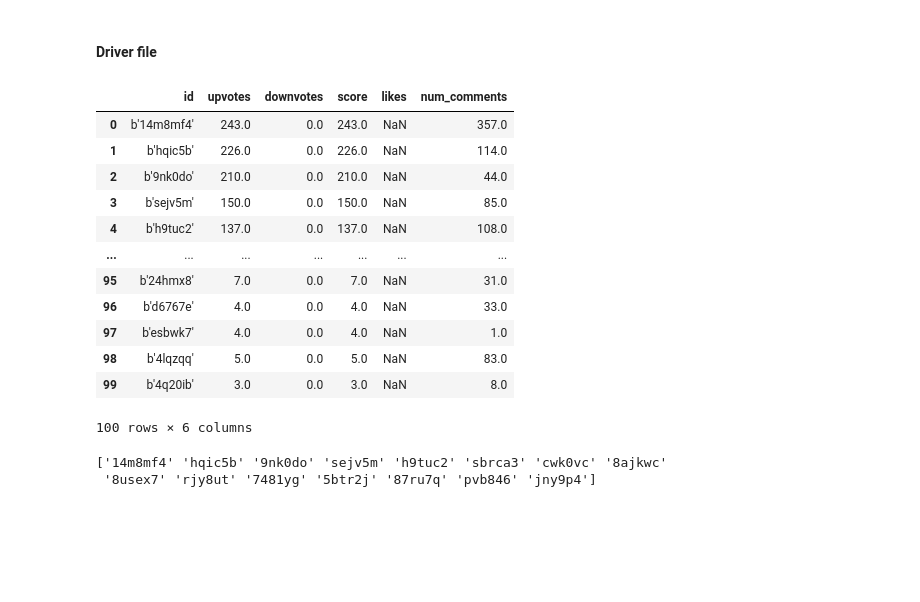
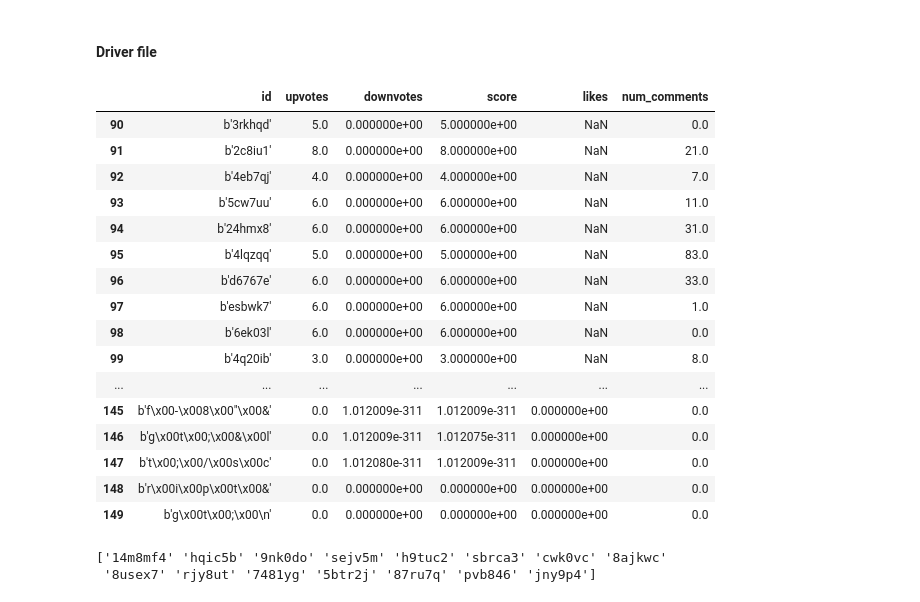
Before and after one commit to ddlee19/macs30200, a Jupyter notebook: scraper/request_asianamerican.ipynb, the cells around one changed output. Drawn from its saved outputs; the diff is of its cells as text; code cells hidden in the pictures; blank space fills up the shorter version.

```diff
--- a/scraper/request_asianamerican.ipynb
+++ b/scraper/request_asianamerican.ipynb
@@ -138,7 +138,7 @@ def get_top_n_submission_info(r, n):
 # get_search() params
 sr = 'asianamerican'
 q = 'affirmative action'
-limit = 100
+limit = 150
 timeframe = 'all'
 sort = 'top'
 restrict_sr = 1
@@ -148,22 +148,26 @@ titles = None
 
 search = get_search(subreddit=sr,query=q, limit=limit, timeframe=timeframe, sort=sort, restrict_sr=restrict_sr)
 df = get_top_n_submission_info(search, limit)
-# %%
-df.head(100)
-# %% [output]
-|  | id | upvotes | downvotes | score | likes | num_comments |
-| 0 | b'14m8mf4' | 243.0 | 0.0 | 243.0 | NaN | 357.0 |
-| 1 | b'hqic5b' | 226.0 | 0.0 | 226.0 | NaN | 114.0 |
-| 2 | b'9nk0do' | 210.0 | 0.0 | 210.0 | NaN | 44.0 |
-| 3 | b'sejv5m' | 150.0 | 0.0 | 150.0 | NaN | 85.0 |
-| 4 | b'h9tuc2' | 137.0 | 0.0 | 137.0 | NaN | 108.0 |
-| ... | ... | ... | ... | ... | ... | ... |
-| 95 | b'24hmx8' | 7.0 | 0.0 | 7.0 | NaN | 31.0 |
-| 96 | b'd6767e' | 4.0 | 0.0 | 4.0 | NaN | 33.0 |
-| 97 | b'esbwk7' | 4.0 | 0.0 | 4.0 | NaN | 1.0 |
-| 98 | b'4lqzqq' | 5.0 | 0.0 | 5.0 | NaN | 83.0 |
-| 99 | b'4q20ib' | 3.0 | 0.0 | 3.0 | NaN | 8.0 |
-100 rows × 6 columns
+# %%
+df.tail(60)
+# %% [output]
+|  | id | upvotes | downvotes | score | likes | num_comments |
+| 90 | b'3rkhqd' | 5.0 | 0.000000e+00 | 5.000000e+00 | NaN | 0.0 |
+| 91 | b'2c8iu1' | 8.0 | 0.000000e+00 | 8.000000e+00 | NaN | 21.0 |
+| 92 | b'4eb7qj' | 4.0 | 0.000000e+00 | 4.000000e+00 | NaN | 7.0 |
+| 93 | b'5cw7uu' | 6.0 | 0.000000e+00 | 6.000000e+00 | NaN | 11.0 |
+| 94 | b'24hmx8' | 6.0 | 0.000000e+00 | 6.000000e+00 | NaN | 31.0 |
+| 95 | b'4lqzqq' | 5.0 | 0.000000e+00 | 5.000000e+00 | NaN | 83.0 |
+| 96 | b'd6767e' | 6.0 | 0.000000e+00 | 6.000000e+00 | NaN | 33.0 |
+| 97 | b'esbwk7' | 6.0 | 0.000000e+00 | 6.000000e+00 | NaN | 1.0 |
+| 98 | b'6ek03l' | 6.0 | 0.000000e+00 | 6.000000e+00 | NaN | 0.0 |
+| 99 | b'4q20ib' | 3.0 | 0.000000e+00 | 3.000000e+00 | NaN | 8.0 |
+| ... | ... | ... | ... | ... | ... | ... |
+| 145 | b'f\x00-\x008\x00"\x00&' | 0.0 | 1.012009e-311 | 1.012009e-311 | 0.000000e+00 | 0.0 |
+| 146 | b'g\x00t\x00;\x00&\x00l' | 0.0 | 1.012009e-311 | 1.012075e-311 | 0.000000e+00 | 0.0 |
+| 147 | b't\x00;\x00/\x00s\x00c' | 0.0 | 1.012080e-311 | 1.012009e-311 | 0.000000e+00 | 0.0 |
+| 148 | b'r\x00i\x00p\x00t\x00&' | 0.0 | 0.000000e+00 | 0.000000e+00 | 0.000000e+00 | 0.0 |
+| 149 | b'g\x00t\x00;\x00\n' | 0.0 | 0.000000e+00 | 0.000000e+00 | 0.000000e+00 | 0.0 |
 # %%
 # get column of t3 object submission IDs
 id_arr = df['id'].to_numpy()
```
